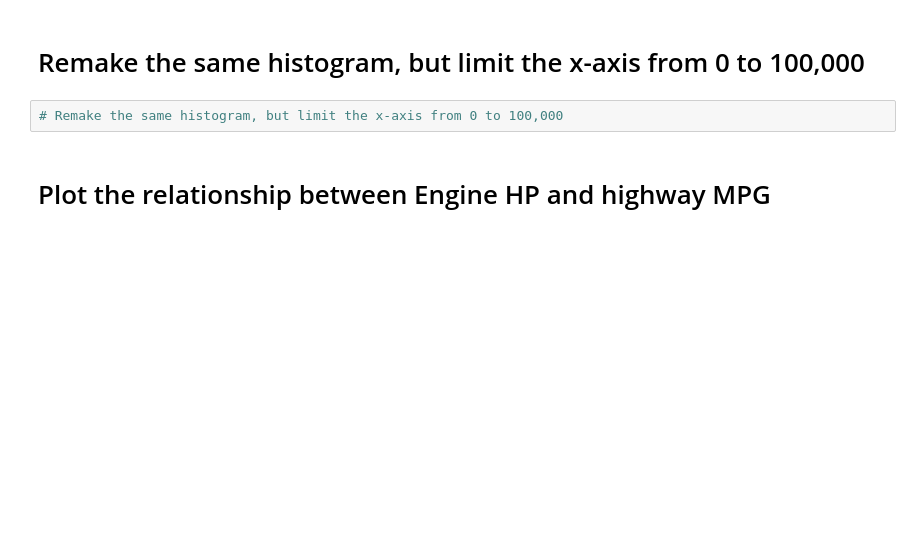
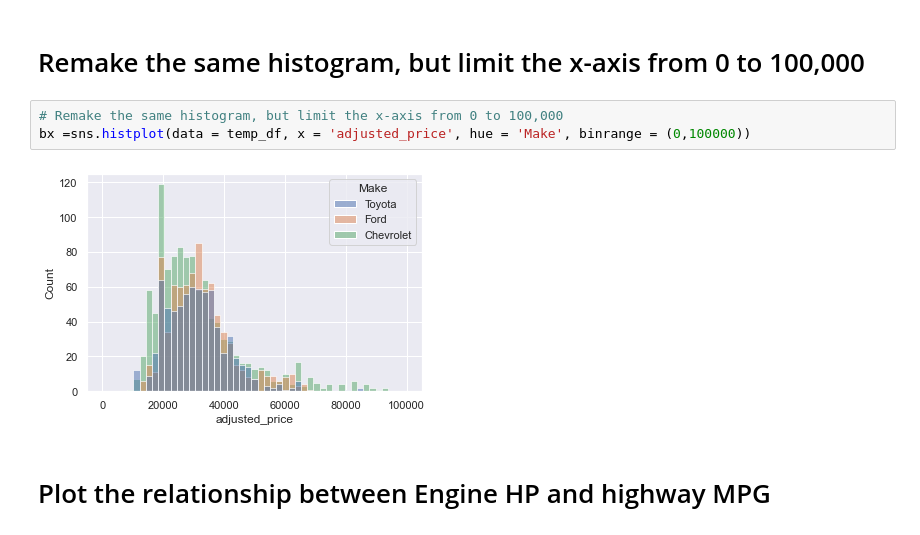
Before and after one commit to AshKatzEm/2022-fall-data-science, a Jupyter notebook: Week-02-EDA/Exercise-EDA.ipynb, the cells around one changed output. Drawn from its saved outputs; the diff is of its cells as text; blank space fills up the shorter version.

```diff
--- a/Week-02-EDA/Exercise-EDA.ipynb
+++ b/Week-02-EDA/Exercise-EDA.ipynb
@@ -225,6 +224,9 @@ KeyError: 'Chevrolet'
 # Remake the same histogram, but limit the x-axis from 0 to 100,000
 # %%
 # Remake the same histogram, but limit the x-axis from 0 to 100,000
+bx =sns.histplot(data = temp_df, x = 'adjusted_price', hue = 'Make', binrange = (0,100000))
+# %% [output]
+[figure, added]
 # %% [markdown]
 # Plot the relationship between Engine HP and highway MPG
 # %%
```
Also changed, not shown: parts of 17 cells of this notebook, 1 other file.
